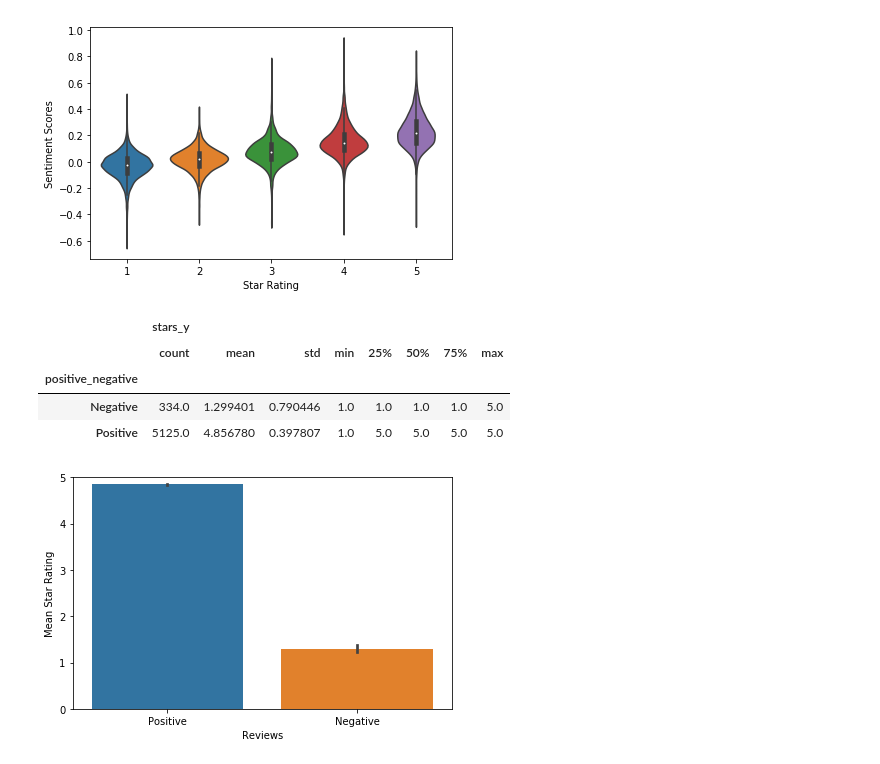
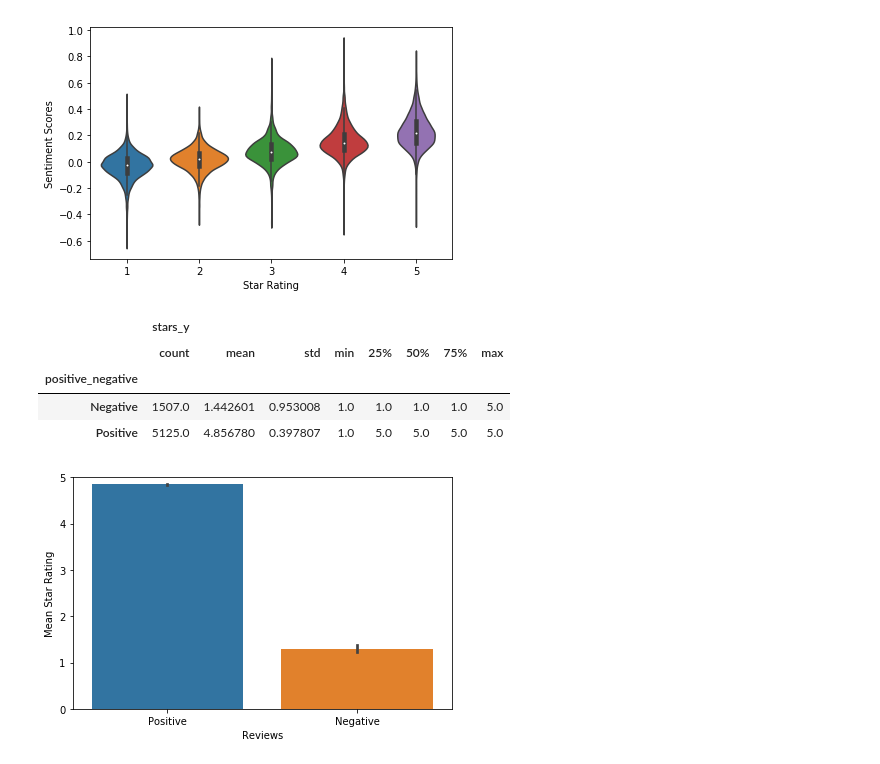
Before and after one commit to hectorhcuevas/Yelp-Review-Project, a Jupyter notebook: Yelp Project.ipynb, the cells around one changed output. Saved outputs shown, nothing was run; the diff lists cells and outputs as text; code cells hidden in the pictures.

```diff
--- a/Yelp Project.ipynb
+++ b/Yelp Project.ipynb
@@ -484,13 +484,13 @@ plt.savefig("sentiment_rating_violinplot.png", dpi=900);
 # %% [output]
 [figure]
 # %%
-df2["positive_negative"] = ['Positive' if polarity > 0.3 else 'Negative' if polarity < -0.2 else np.nan for polarity in df2.combined_nltk]
+df2["positive_negative"] = ['Positive' if polarity > 0.3 else 'Negative' if polarity < -0.1 else np.nan for polarity in df2.combined_nltk]
 df2[["positive_negative", "stars_y"]].groupby("positive_negative").describe()
 # %% [output]
 |  | stars_y |  |  |  |  |  |  |  |
 |  | count | mean | std | min | 25% | 50% | 75% | max |
 | positive_negative |  |  |  |  |  |  |  |  |
-| Negative | 334.0 | 1.299401 | 0.790446 | 1.0 | 1.0 | 1.0 | 1.0 | 5.0 |
+| Negative | 1507.0 | 1.442601 | 0.953008 | 1.0 | 1.0 | 1.0 | 1.0 | 5.0 |
 | Positive | 5125.0 | 4.856780 | 0.397807 | 1.0 | 5.0 | 5.0 | 5.0 | 5.0 |
 # %%
 # bar plot of positive and negative reviews and mean star rating# bar pl
```
Also changed, not shown: parts of 29 cells of this notebook, 9 other files.
